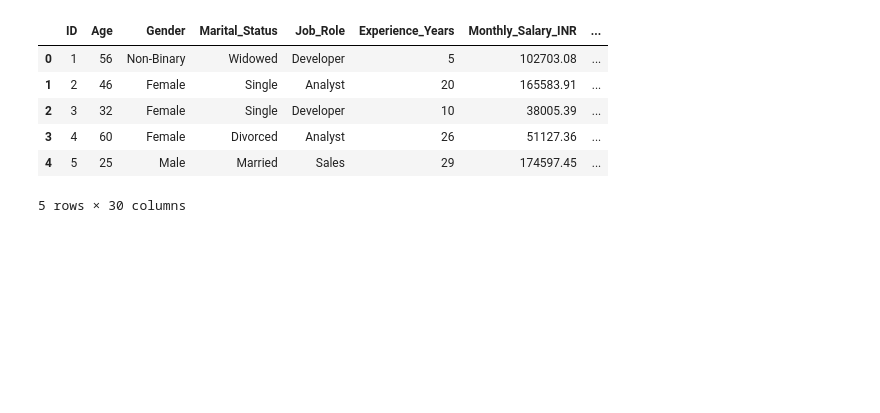
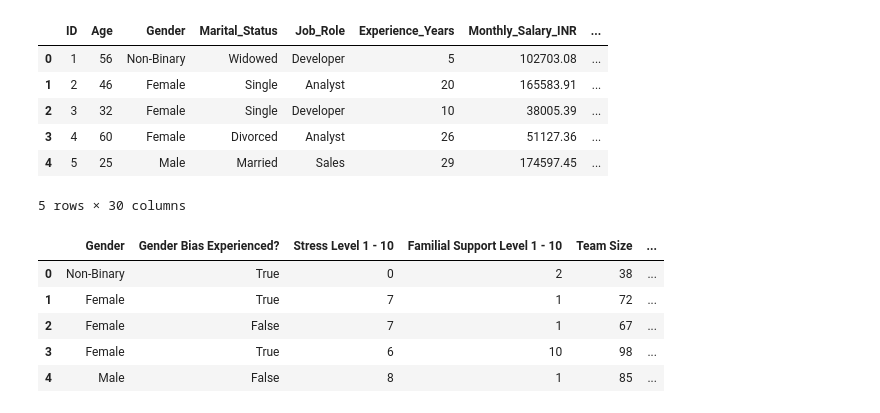
Before and after one commit to eliu14/project_1, a Jupyter notebook: project_code.ipynb, the cells around one changed output. Cells and saved outputs as stored; diff of their text form; code cells hidden in the pictures; blank space fills up the shorter version.

```diff
--- a/project_code.ipynb
+++ b/project_code.ipynb
@@ -15,3 +15,15 @@ stress_csv.head()
 | 3 | 4 | 60 | Female | Divorced | Analyst | 26 | 51127.36 | ... |
 | 4 | 5 | 25 | Male | Married | Sales | 29 | 174597.45 | ... |
 5 rows × 30 columns
+# %%
+factors = stress_csv[["Gender","Gender_Bias_Experienced", "Stress_Level", "Family_Support_Level", "Team_Size", "Physical_Activity_Hours_per_Week", "Sleep_Hours", "Remote_Work" ]]
+factors = factors.rename(columns={"Gender_Bias_Experienced":"Gender Bias Experienced?", "Stress_Level":"Stress Level 1 - 10", "Family_Support_Level":"Familial Support  Level 1 - 10", "Team_Size":"Team Size", "Physical_Activity_Hours_per_Week":"Physical Activity Hours per Week", "Sleep_Hours": "Sleep Hours per Night", "Remote_Work":"Remote Work?"})
+inplace=True
+factors.head()
+# %% [output]
+|  | Gender | Gender Bias Experienced? | Stress Level 1 - 10 | Familial Support Level 1 - 10 | Team Size | ... |
+| 0 | Non-Binary | True | 0 | 2 | 38 | ... |
+| 1 | Female | True | 7 | 1 | 72 | ... |
+| 2 | Female | False | 7 | 1 | 67 | ... |
+| 3 | Female | True | 6 | 10 | 98 | ... |
+| 4 | Male | False | 8 | 1 | 85 | ... |
```
Also changed, not shown: parts of 4 cells of this notebook, 1 other file.
